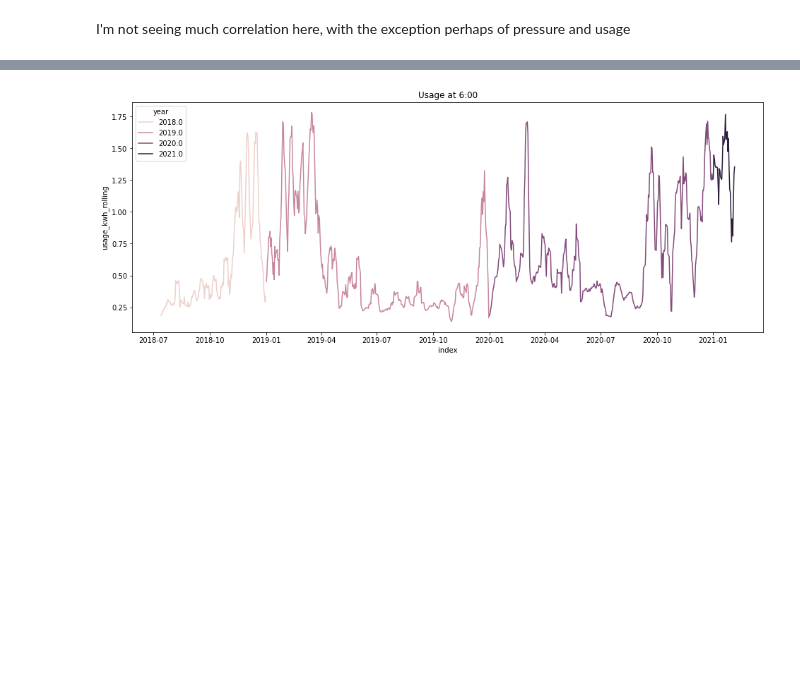
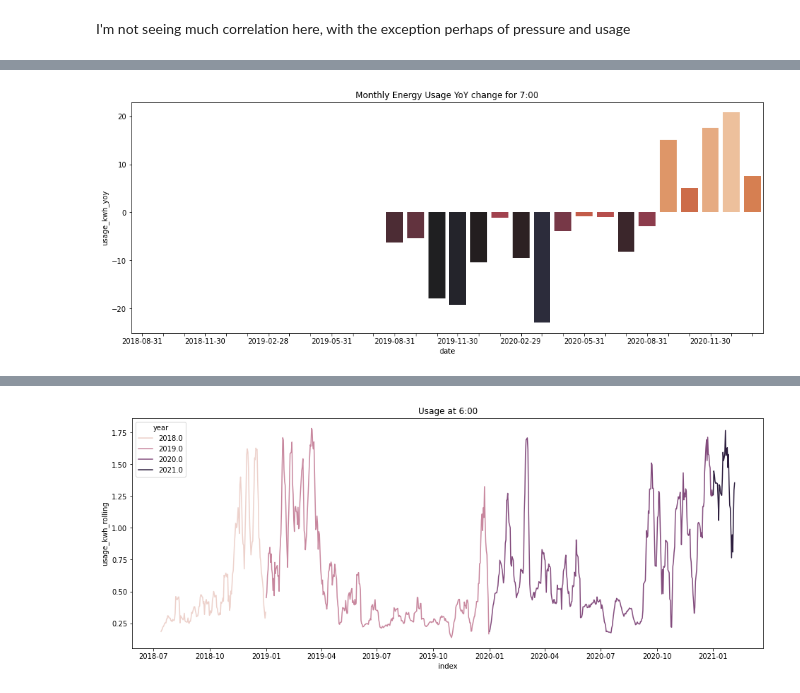
Before and after one commit to andrewhao/nrglab, a Jupyter notebook: nrglab.ipynb, the cells around one changed output, grey strips where cells are left out. Saved outputs shown, nothing was run; the diff lists cells and outputs as text; code cells hidden in the pictures; blank space fills up the shorter version.

```diff
--- a/nrglab.ipynb
+++ b/nrglab.ipynb
@@ -119,0 +157,4 @@ plot_hour(0)
+# %%
+plot_yoy_usage_change(7)
+# %% [output]
+[figure, added]
```
Also changed, not shown: parts of 16 cells of this notebook.
